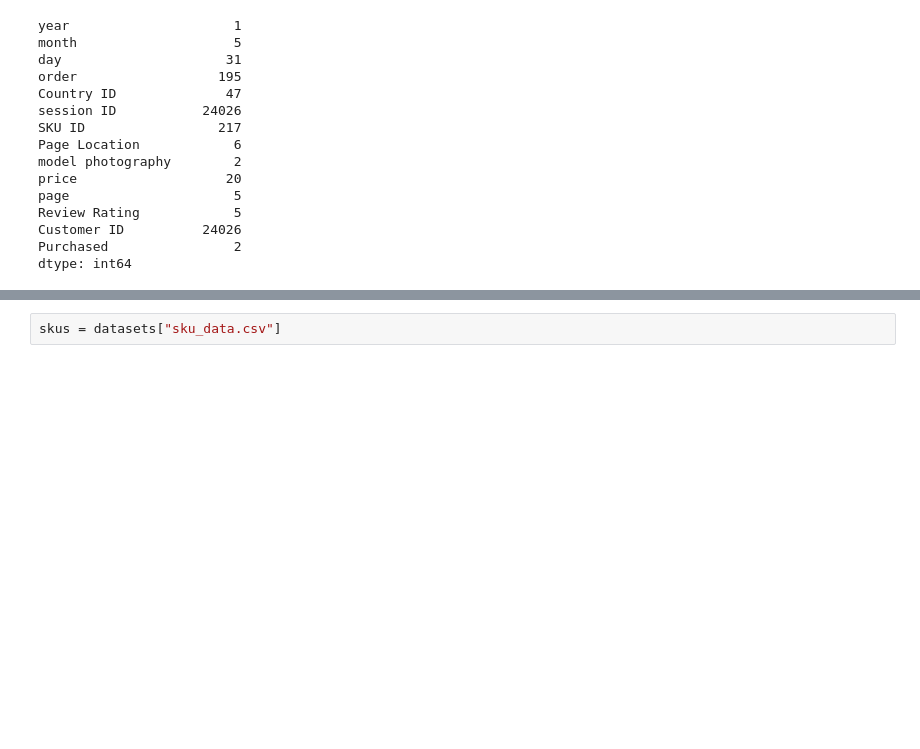
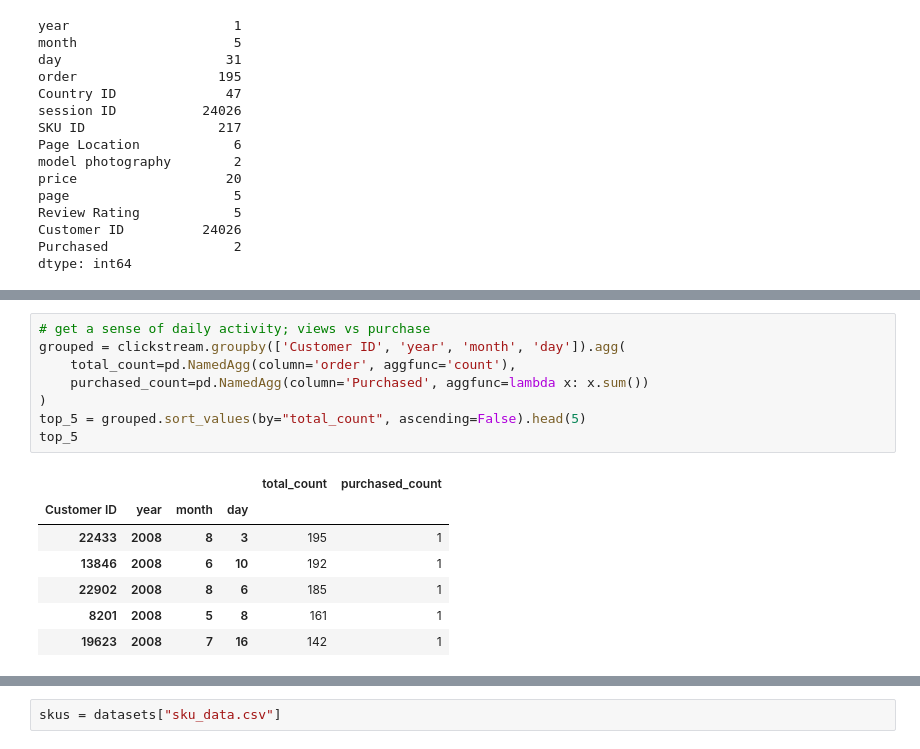
Before and after one commit to aaronbannin/essential-takehome, a Jupyter notebook: notebooks/explorer.ipynb, the cells around one changed output, grey strips where cells are left out. Drawn from its saved outputs; the diff is of its cells as text; blank space fills up the shorter version.

```diff
--- a/notebooks/explorer.ipynb
+++ b/notebooks/explorer.ipynb
@@ -139,3 +153,19 @@ clickstream.describe()
 | 50% | 2008.0 | 5.000000 | 14.000000 | 6.000000 | 29.000000 | 11967.500000 | 3.000000 | 1.000000 | 43.000000 | ... |
 | 75% | 2008.0 | 7.000000 | 22.000000 | 12.000000 | 29.000000 | 18219.000000 | 5.000000 | 2.000000 | 52.000000 | ... |
 | max | 2008.0 | 8.000000 | 31.000000 | 195.000000 | 47.000000 | 24026.000000 | 6.000000 | 2.000000 | 82.000000 | ... |
+# %%
+# get a sense of daily activity; views vs purchase
+grouped = clickstream.groupby(['Customer ID', 'year', 'month', 'day']).agg(
+    total_count=pd.NamedAgg(column='order', aggfunc='count'),
+    purchased_count=pd.NamedAgg(column='Purchased', aggfunc=lambda x: x.sum())
+)
+top_5 = grouped.sort_values(by="total_count", ascending=False).head(5)
+top_5
+# %% [output]
+|  |  |  |  | total_count | purchased_count |
+| Customer ID | year | month | day |  |  |
+| 22433 | 2008 | 8 | 3 | 195 | 1 |
+| 13846 | 2008 | 6 | 10 | 192 | 1 |
+| 22902 | 2008 | 8 | 6 | 185 | 1 |
+| 8201 | 2008 | 5 | 8 | 161 | 1 |
+| 19623 | 2008 | 7 | 16 | 142 | 1 |
```
Also changed, not shown: parts of 4 cells of this notebook, 8 other files.
